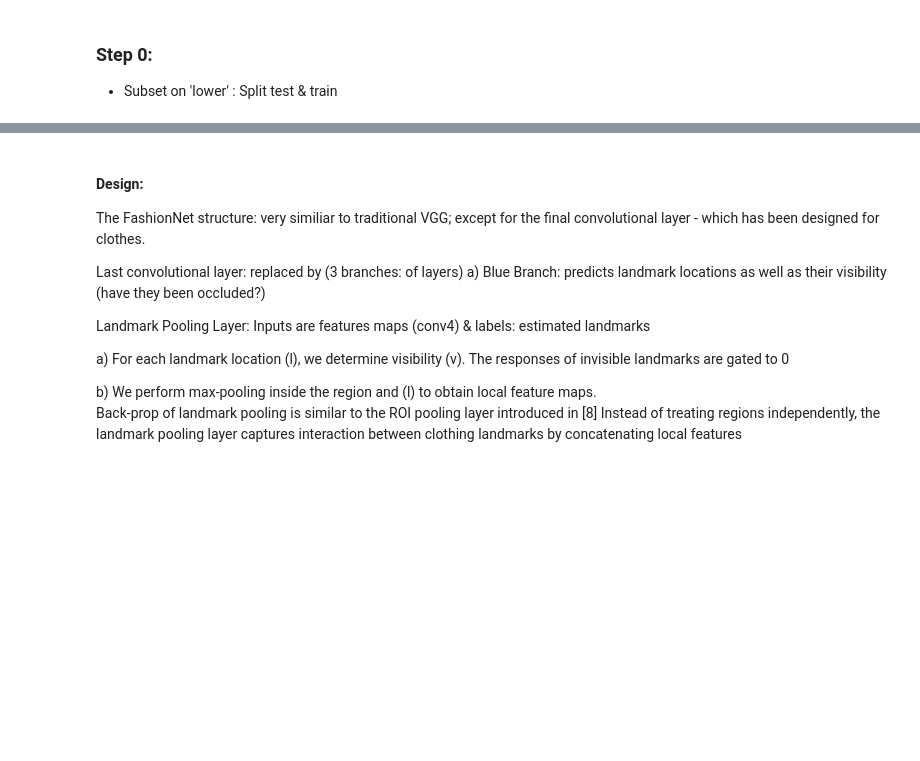
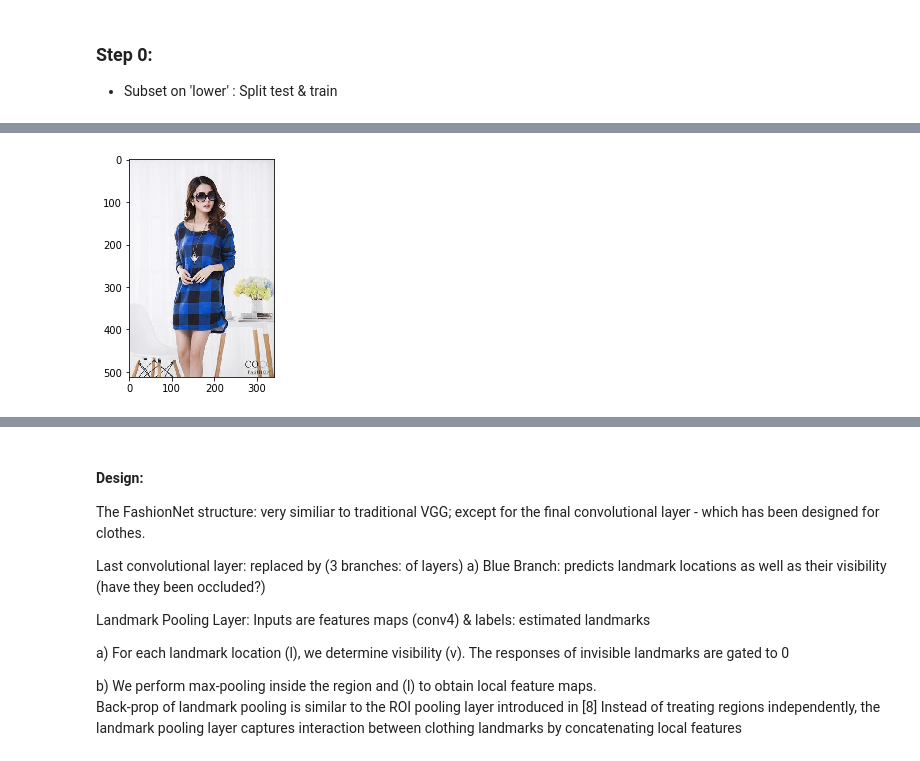
Before and after one commit to julialintern/fashionNet, a Jupyter notebook: preprocess_step_0_upper_clean.ipynb, the cells around one changed output, grey strips where cells are left out. Saved outputs shown, nothing was run; the diff lists cells and outputs as text; code cells hidden in the pictures; blank space fills up the shorter version.

```diff
--- a/preprocess_step_0_upper_clean.ipynb
+++ b/preprocess_step_0_upper_clean.ipynb
@@ -179,0 +408,10 @@ for i in splits.index:
+# %%
+from scipy import ndimage
+from matplotlib import pyplot as plt
+
+
+file1=ndimage.imread('/home/ubuntu/img/img_00123059.jpg')
+plt.imshow(file1)
+plt.show()
+# %% [output]
+[figure, added]
```
Also changed, not shown: parts of 35 cells of this notebook, 1 other file.
